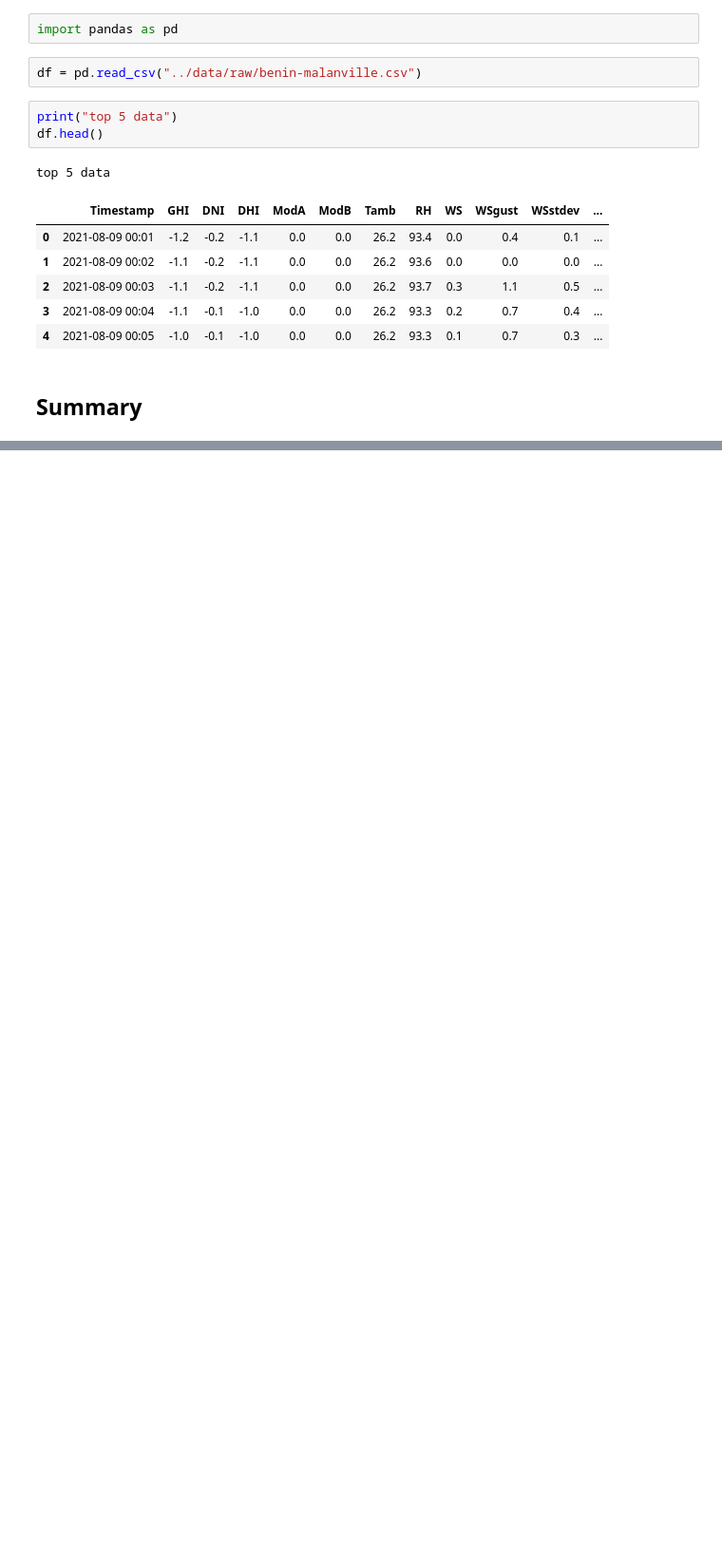
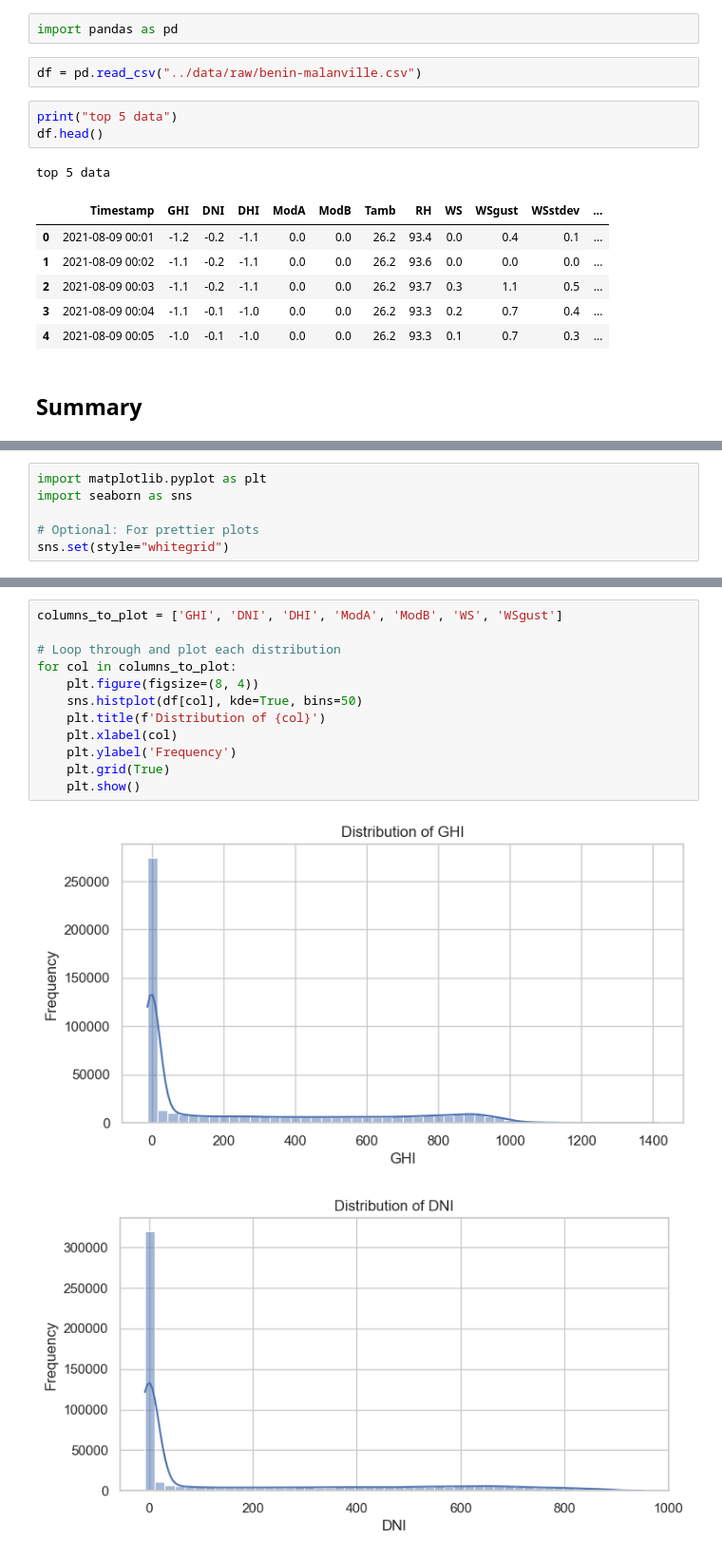
Before and after one commit to Reid-T-W/solar-challenge-week1, a Jupyter notebook: notebooks/benin_eda.ipynb, the cells around one changed output, grey strips where cells are left out. Shown at 95% size. Drawn from its saved outputs; the diff is of its cells as text; blank space fills up the shorter version.

```diff
--- a/notebooks/benin_eda.ipynb
+++ b/notebooks/benin_eda.ipynb
@@ -41,0 +98,6 @@ dtype: float64
+# %%
+import matplotlib.pyplot as plt
+import seaborn as sns
+
+# Optional: For prettier plots
+sns.set(style="whitegrid")
@@ -41,0 +148,15 @@ dtype: float64
+# %%
+columns_to_plot = ['GHI', 'DNI', 'DHI', 'ModA', 'ModB', 'WS', 'WSgust']
+
+# Loop through and plot each distribution
+for col in columns_to_plot:
+    plt.figure(figsize=(8, 4))
+    sns.histplot(df[col], kde=True, bins=50)
+    plt.title(f'Distribution of {col}')
+    plt.xlabel(col)
+    plt.ylabel('Frequency')
+    plt.grid(True)
+    plt.show()
+# %% [output]
+[figure, added]
+[figure, added]
```
Also changed, not shown: parts of 7 cells of this notebook.
